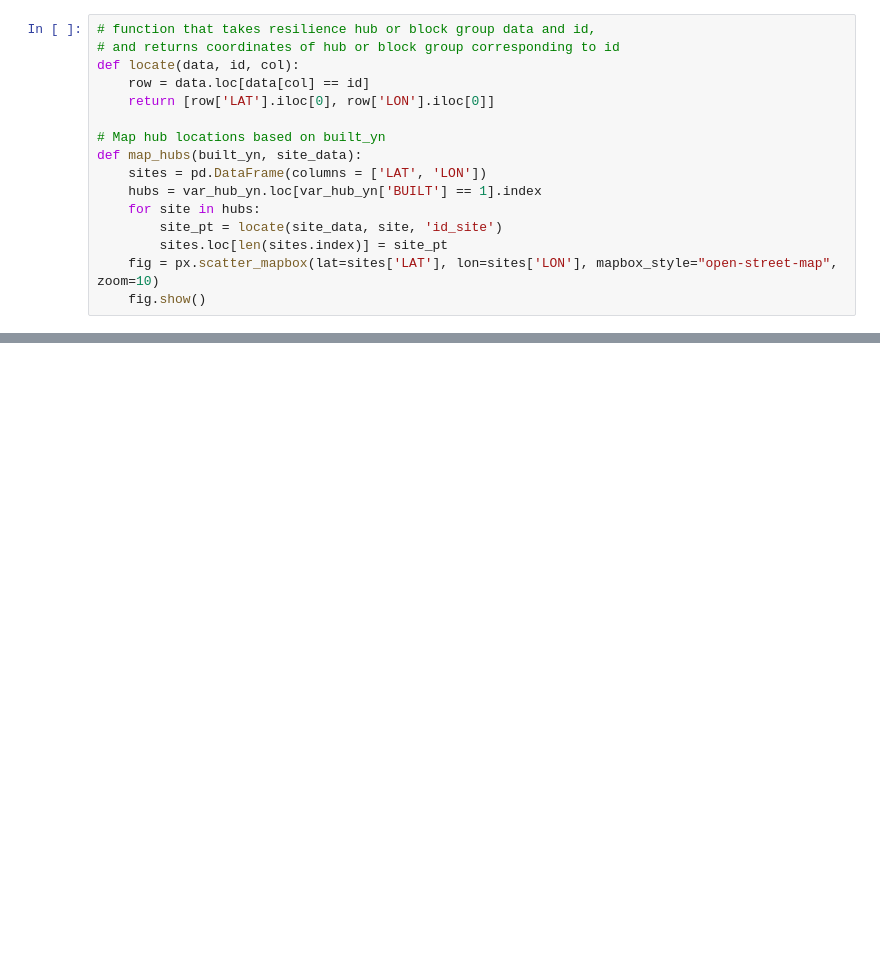
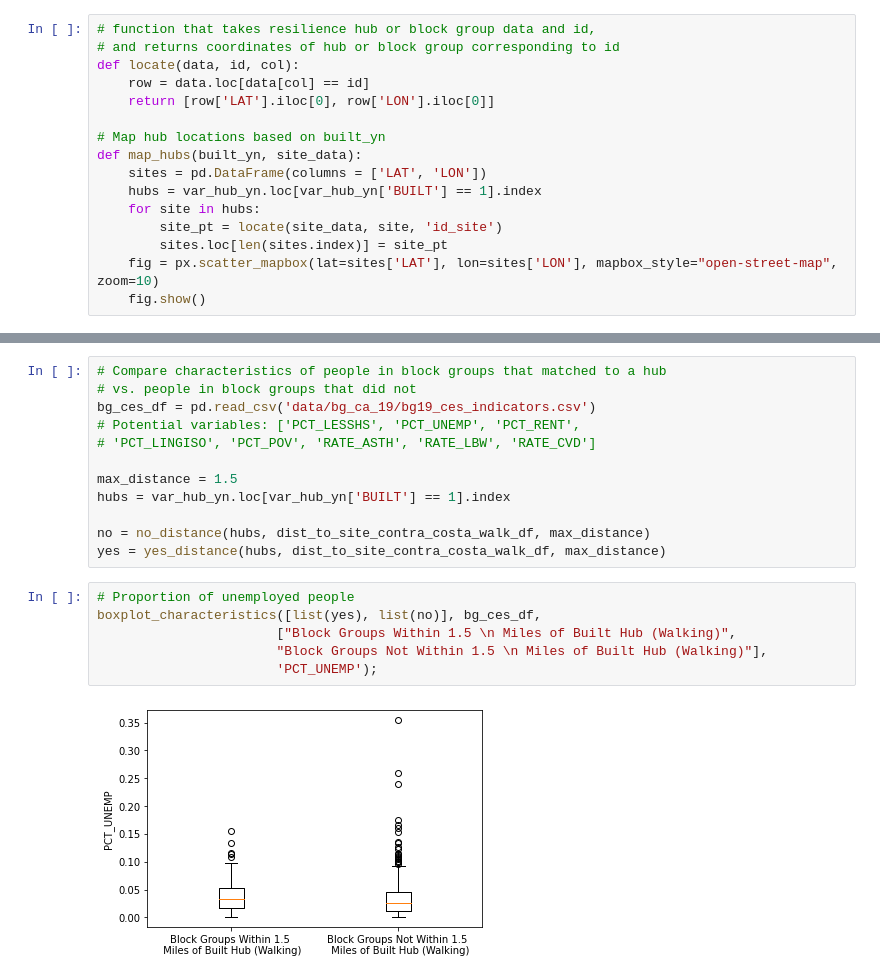
Before and after one commit to PSEHE/sgc-deployment-scenarios, a Jupyter notebook: solve_models_cmm.ipynb, the cells around one changed output, grey strips where cells are left out. Saved outputs shown, nothing was run; the diff lists cells and outputs as text; blank space fills up the shorter version.

```diff
--- a/solve_models_cmm.ipynb
+++ b/solve_models_cmm.ipynb
@@ -152,0 +203,20 @@ var_hub_yn
+# %%
+# Compare characteristics of people in block groups that matched to a hub
+# vs. people in block groups that did not
+bg_ces_df = pd.read_csv('data/bg_ca_19/bg19_ces_indicators.csv')
+# Potential variables: ['PCT_LESSHS', 'PCT_UNEMP', 'PCT_RENT',
+# 'PCT_LINGISO', 'PCT_POV', 'RATE_ASTH', 'RATE_LBW', 'RATE_CVD']
+
+max_distance = 1.5
+hubs = var_hub_yn.loc[var_hub_yn['BUILT'] == 1].index
+
+no = no_distance(hubs, dist_to_site_contra_costa_walk_df, max_distance)
+yes = yes_distance(hubs, dist_to_site_contra_costa_walk_df, max_distance)
+# %%
+# Proportion of unemployed people
+boxplot_characteristics([list(yes), list(no)], bg_ces_df,
+                       ["Block Groups Within 1.5 \n Miles of Built Hub (Walking)",
+                       "Block Groups Not Within 1.5 \n Miles of Built Hub (Walking)"],
+                       'PCT_UNEMP');
+# %% [output]
+[figure, added]
```
Also changed, not shown: parts of 10 cells of this notebook, 1 other file.
